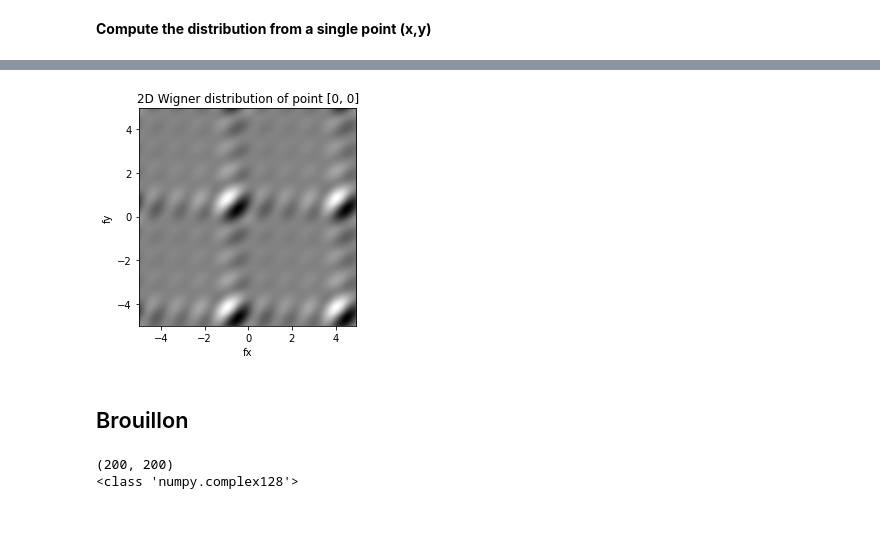
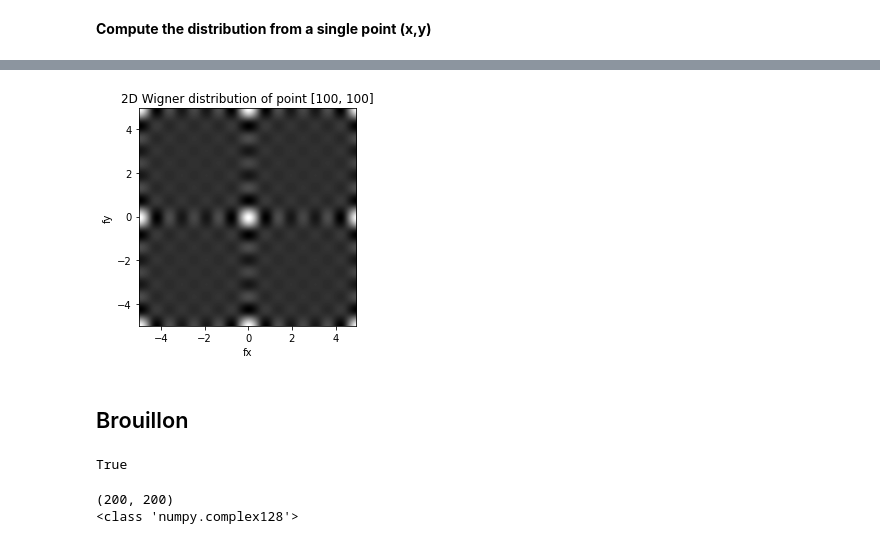
Before and after one commit to fernandolucasaa/computerGeneratedHolography, a Jupyter notebook: tests_wigner_distribution/jupyterComputeWignerDistribution.ipynb, the cells around one changed output, grey strips where cells are left out. Saved outputs shown, nothing was run; the diff lists cells and outputs as text; code cells hidden in the pictures.

Commit message:
clean wigner jupyter notebook

```diff
--- a/tests_wigner_distribution/jupyterComputeWignerDistribution.ipynb
+++ b/tests_wigner_distribution/jupyterComputeWignerDistribution.ipynb
@@ -513,3 +329,12 @@ plt.imshow(np.real(hol), cmap = 'gray')
 plt.show()
 # %% [output]
 [figure]
+# %%
+# Load and plot a specific example
+file_path = path + '\\output\\main\\'
+file_name = 'hol_center.mat'
+key = 'hologram_out'
+hol_center = loadMatFile(file_path, file_name, key)
+
+plt.imshow(np.real(hol_center), cmap = 'gray')
+plt.show()
@@ -577,7 +404,7 @@ def wigner_distribution_2d_one_point(image, seq_length, x, y, fx, fy):
     # Determine h pixels to frame the image
     h = int(seq_length/2)
 
-    # Sum goes from -L to L
+    # Sum goes from -L to L (Equation 2)
     L = int(seq_length/2)
     N = (2*L + 2) # VERIFY the reference!!!
 
@@ -615,7 +442,7 @@ def wigner_distribution_2d_one_point(image, seq_length, x, y, fx, fy):
                             aux = K * np.exp(-4j*pi*(r*u + s*v)/N) + aux
 
                     # Update
-                    wigner_2d[pos_u,pos_v] = aux
+                    wigner_2d[pos_u,pos_v] = 4*aux
 
     print('Calculated!')
 
@@ -623,7 +450,7 @@ def wigner_distribution_2d_one_point(image, seq_length, x, y, fx, fy):
 # %%
 %%time
 
-# Window's length
+# Window length
 seq_length = 9
 
 # u, v : spatial frequencies
@@ -635,12 +462,12 @@ fy = np.arange(-5, 5, 0.05)
 
 # x, y : spatial coordinates
 # Position in the image
-x = 0
-y = 0
-print('Pixel value: ' + str(hol[x,y]))
+x = 100
+y = 100
+print('Pixel value (%d, %d)=' %(x, y) + str(hol[x,y]))
 
 # Calculate the distribution in the (x, y) position of the image
-wigner_2d = wigner_distribution_2d_one_point(hol, seq_length, x, y, fx, fy)
+wigner_2d = wigner_distribution_2d_one_point(hol_center, seq_length, x, y, fx, fy)
 
 print('Wigner distribution 2D: ' + str(wigner_2d.shape))
 # %% [output]
@@ -652,20 +479,20 @@ Wall time: 17.2 s
 # %%
 # Scales according to spatial frequencies
 lim_inf = fx[0]
-lim_sup = fx[len(fx) - 1]
+lim_sup = fx[-1]
 
 # Save the figure
 file_path = path + '\\output\\wigner_distribution\\'
-file_name = 'wd_2d_(' + str(x) + ',' + str(y) + ').png'
+file_name = 'new_wd_2d_(' + str(x) + ',' + str(y) + ').png'
 
 # Display result
 plt.imshow(np.real(wigner_2d), cmap = 'gray', extent = [lim_inf, lim_sup, lim_inf, lim_sup])
 plt.title('2D Wigner distribution of point [%d, %d]' %(x, y))
 plt.xlabel('fx')
 plt.ylabel('fy')
 plt.savefig(file_path + file_name)
 plt.show()
 # %% [output]
-[figure, old version]
+[figure, new version]
 # %% [markdown]
 ## Brouillon
@@ -672,3 +506,8 @@ plt.show()
+# %%
+x = np.random.random(1024)
+np.allclose(dft(x), np.fft.fft(x))
+# %% [output]
+True
 # %%
 print(wd_2d.shape)
 print(type(wd_2d[0,0]))
```
Also changed, not shown: parts of 32 cells of this notebook, 4 other files.
